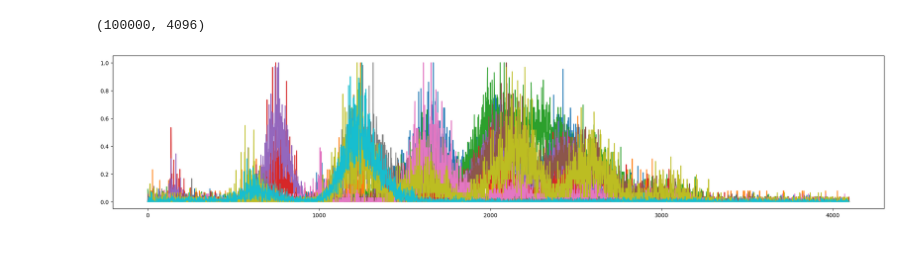
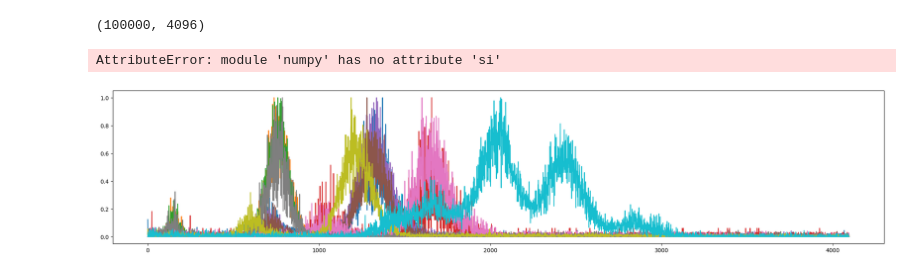
Before and after one commit to erzar0/masters-thesis, a Jupyter notebook: data_generation.ipynb, the cells around one changed output. Cells and saved outputs as stored; diff of their text form; code cells hidden in the pictures.

```diff
--- a/data_generation.ipynb
+++ b/data_generation.ipynb
@@ -20,16 +20,18 @@ from src.FeatureEnhancer import FeatureEnhancer
 X = FeatureEnhancer.process_spectra(X)
 # %%
 print(X.shape)
+plt.plot(np.si)
 # %% [output]
 (100000, 4096)
+AttributeError: module 'numpy' has no attribute 'si'
 # %%
 import random
 plt.figure(figsize=(25, 5))
-n = random.randint(1, 100000)
+n =100
 for i in range(10):
     plt.plot( X[i+n], label = f"{np.round(y[i+n], 2)}")
 # %% [output]
-[figure, old version]
+[figure, new version]
 # %%
 np.save("data/artificial/X.npy", X)
 np.save("data/artificial/y.npy", y)
```
Also changed, not shown: parts of 3 cells of this notebook, 7 other files.
